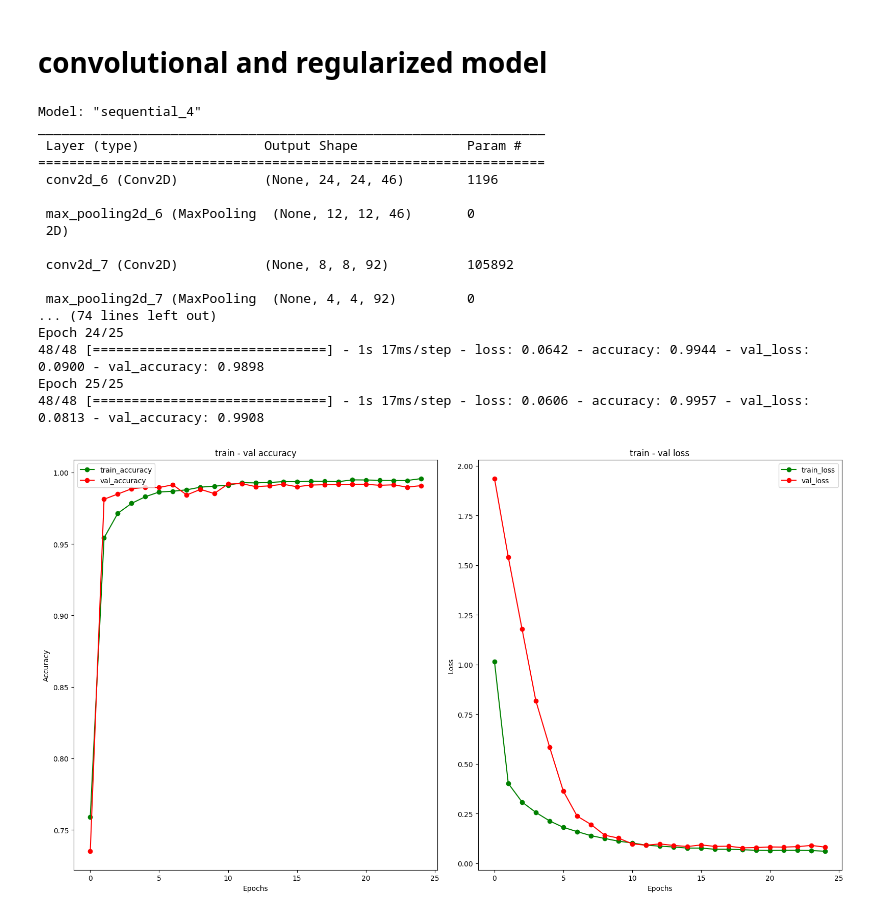
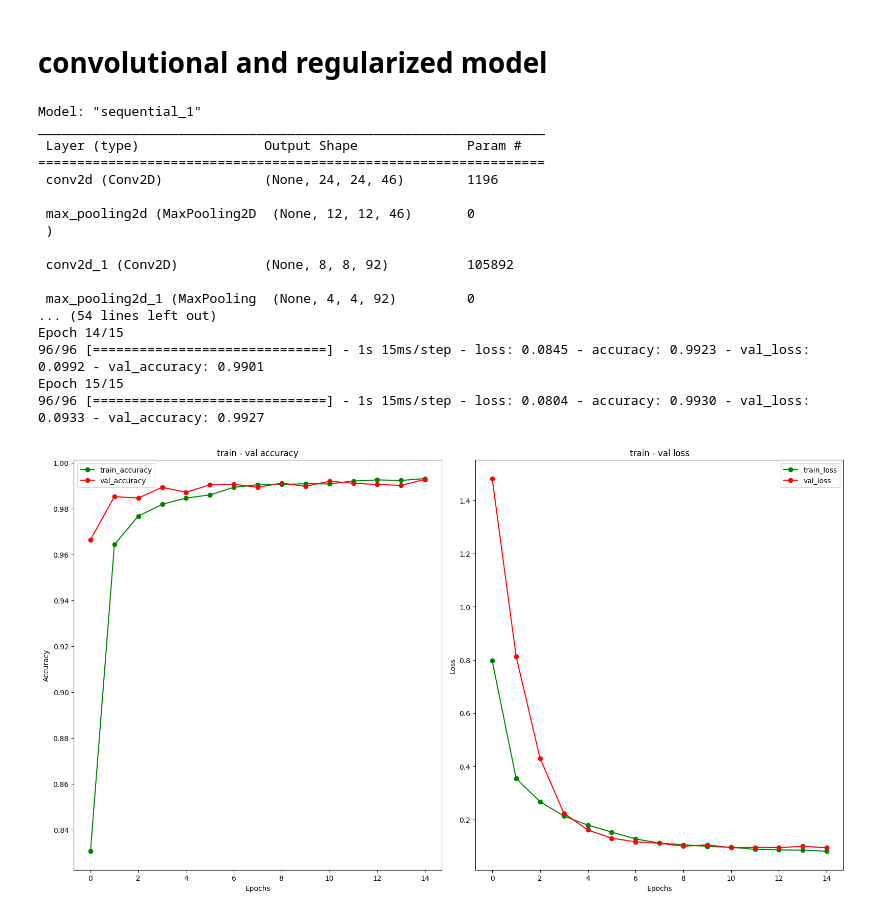
Before and after one commit to ferandmag/AI_mnist_convolution, a Jupyter notebook: mnist_conv.ipynb, the cells around one changed output. Cells and saved outputs as stored; diff of their text form; code cells hidden in the pictures.

```diff
--- a/mnist_conv.ipynb
+++ b/mnist_conv.ipynb
@@ -153,45 +160,45 @@ conv_model = Sequential([
     Dropout(0.2),
     Flatten(),
     Dense(units=150, activation='relu', kernel_regularizer=regularizers.l2(1e-3)),
     Dropout(0.5),
     Dense(units=100, activation='relu', kernel_regularizer=regularizers.l2(1e-4)),
     Dropout(0.25),
     Dense(units=75, activation='relu', kernel_regularizer=regularizers.l2(1e-4)),
     Dropout(0.15),
     Dense(units=n_classes, activation='softmax'),
 ])
 
 conv_model.compile(optimizer=Adam(learning_rate=0.001), loss='categorical_crossentropy', metrics=['accuracy'])
 
 conv_model.summary()
 
-epochs = 25
+epochs=15
 log = conv_model.fit(X_train, y_train_onehot,
                       epochs=epochs,
-                      batch_size=1000,
+                      batch_size=500,
                       validation_split=0.2)
 
 results_visualization(log, epochs)
 
 print('Test results (conv_model)')
 results = conv_model.evaluate(X_test, y_test_onehot)
 # %% [output]
-Model: "sequential_4"
+Model: "sequential_1"
 _________________________________________________________________
  Layer (type)                Output Shape              Param #
 =================================================================
- conv2d_6 (Conv2D)           (None, 24, 24, 46)        1196
+ conv2d (Conv2D)             (None, 24, 24, 46)        1196
 
- max_pooling2d_6 (MaxPooling  (None, 12, 12, 46)       0
- 2D)
+ max_pooling2d (MaxPooling2D  (None, 12, 12, 46)       0
+ )
 
- conv2d_7 (Conv2D)           (None, 8, 8, 92)          105892
+ conv2d_1 (Conv2D)           (None, 8, 8, 92)          105892
 
- max_pooling2d_7 (MaxPooling  (None, 4, 4, 92)         0
-... (74 lines left out)
-Epoch 24/25
-48/48 [==============================] - 1s 17ms/step - loss: 0.0642 - accuracy: 0.9944 - val_loss: 0.0900 - val_accuracy: 0.9898
-Epoch 25/25
-48/48 [==============================] - 1s 17ms/step - loss: 0.0606 - accuracy: 0.9957 - val_loss: 0.0813 - val_accuracy: 0.9908
+ max_pooling2d_1 (MaxPooling  (None, 4, 4, 92)         0
+... (54 lines left out)
+Epoch 14/15
+96/96 [==============================] - 1s 15ms/step - loss: 0.0845 - accuracy: 0.9923 - val_loss: 0.0992 - val_accuracy: 0.9901
+Epoch 15/15
+96/96 [==============================] - 1s 15ms/step - loss: 0.0804 - accuracy: 0.9930 - val_loss: 0.0933 - val_accuracy: 0.9927
-[figure, old version]
+[figure, new version]
 Test results (conv_model)
```
Also changed, not shown: parts of 8 cells of this notebook.
